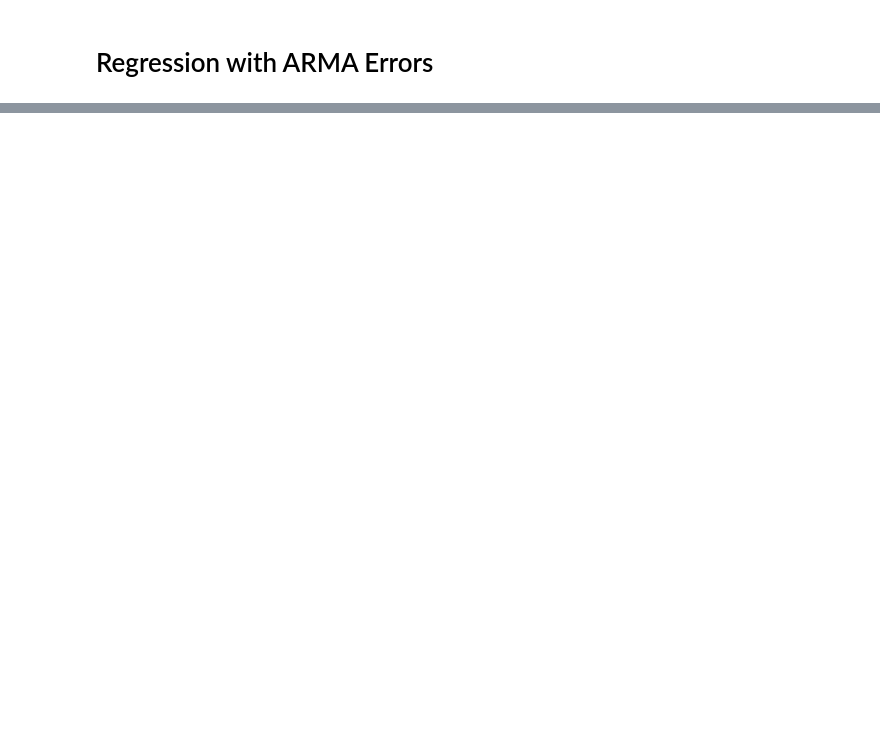
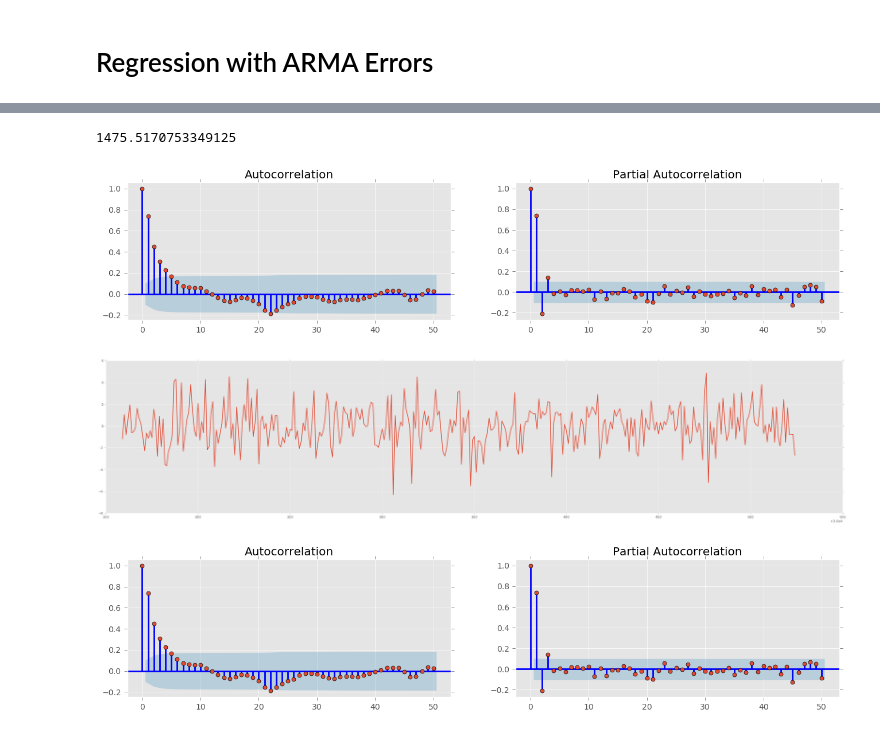
Before and after one commit to LucaNyckees/SCV_project1, a Jupyter notebook: notebooks/ARIMA.ipynb, the cells around one changed output, grey strips where cells are left out. Cells and saved outputs as stored; diff of their text form; code cells hidden in the pictures; blank space fills up the shorter version.

```diff
--- a/notebooks/ARIMA.ipynb
+++ b/notebooks/ARIMA.ipynb
@@ -52,0 +173,23 @@ GLS_reg = sm.regression.linear_model.GLS(df.centered_TG,X,sc.linalg.toeplitz(aut
+# %%
+p=3
+q=2
+periode = 6
+new_index = np.arange(0,np.shape(df[df.period == periode].TG)[0])
+df1=df[df.period == periode].copy().set_index(new_index)
+
+arma_mod = ARIMA(df1.Seasonless_TG, order=(p,0,q),enforce_stationarity = True, enforce_invertibility = True).fit()
+# %%
+from statsmodels.tsa.stattools import acf, pacf
+from statsmodels.graphics.tsaplots import plot_acf, plot_pacf
+
+plt.figure(figsize=(40,8))
+plt.plot(arma_mod.resid)
+fig, axes = plt.subplots(1,2,figsize=(16,3), dpi= 100)
+print(arma_mod.aic)
+plot_acf(df1.Seasonless_TG, lags=50, ax=axes[0])
+plot_pacf(df1.Seasonless_TG, lags=50, ax=axes[1])
+# %% [output]
+1475.5170753349125
+[figure, added]
+[figure, added]
+[figure, added]
```
Also changed, not shown: parts of 14 cells of this notebook.
